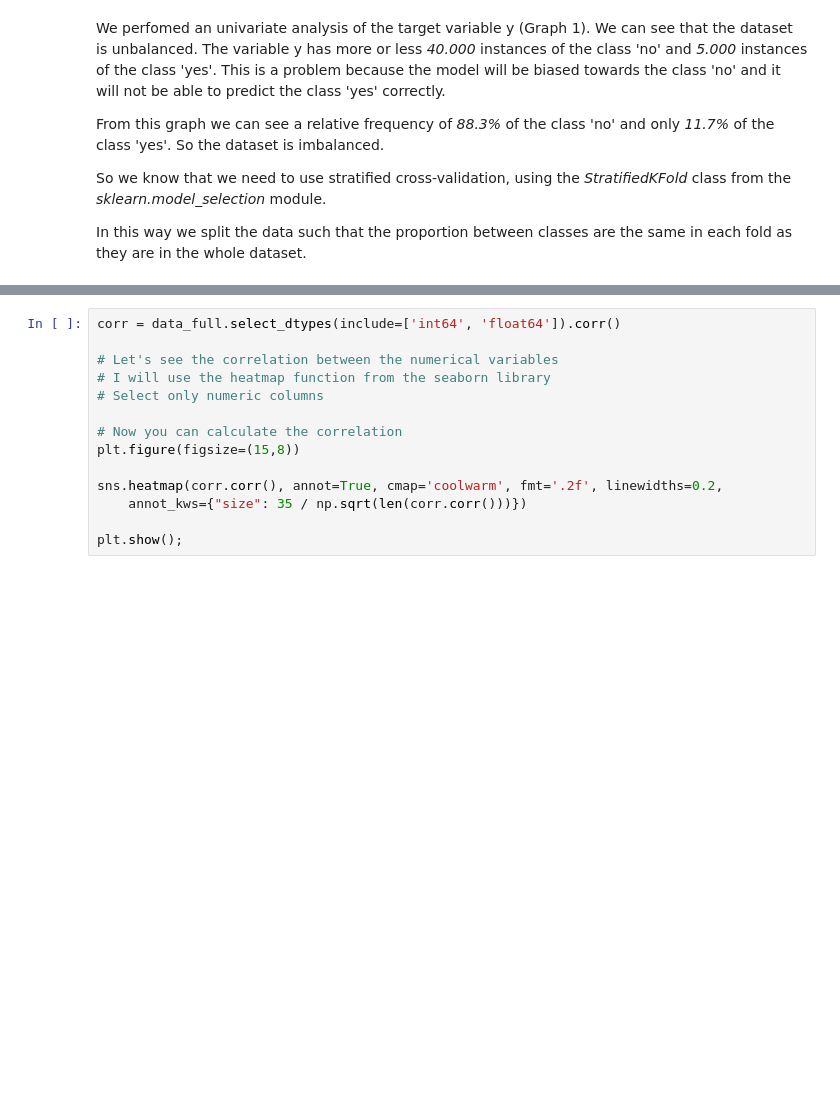
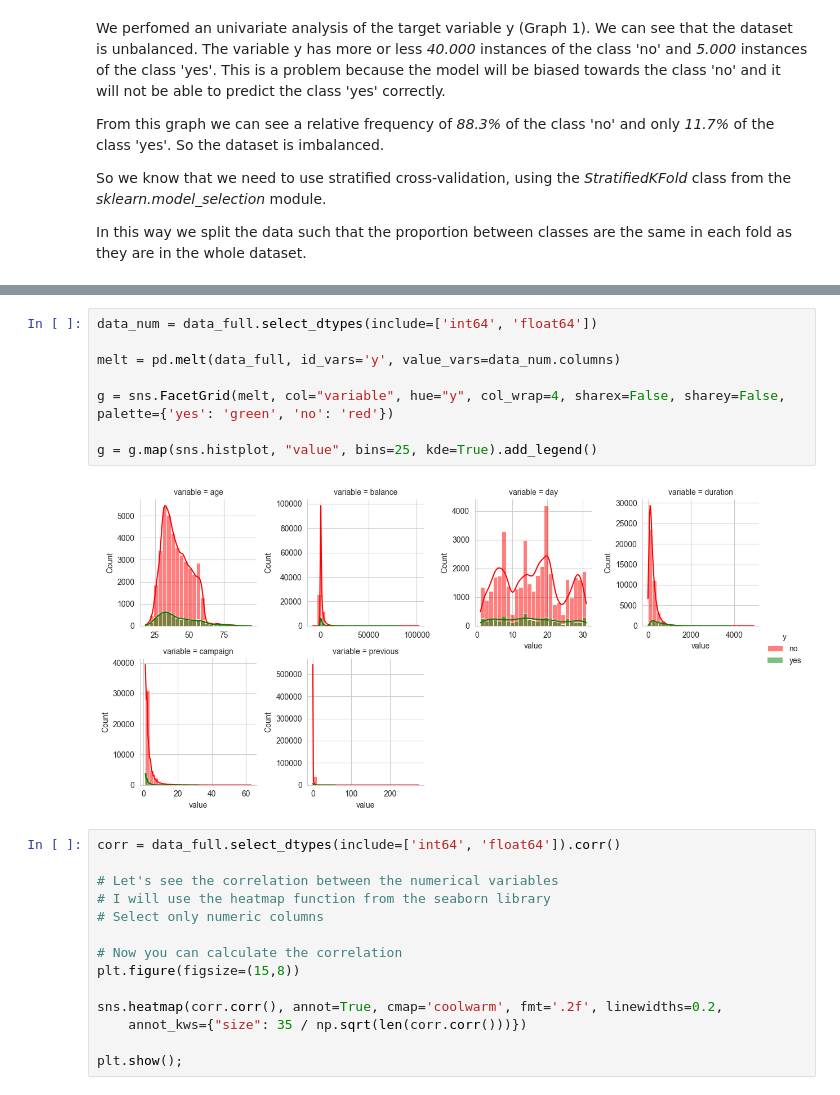
Before and after one commit to Steeve3/ML-model, a Jupyter notebook: notebooks/bank_notebook.ipynb, the cells around one changed output, grey strips where cells are left out. Cells and saved outputs as stored; diff of their text form; blank space fills up the shorter version.

```diff
--- a/notebooks/bank_notebook.ipynb
+++ b/notebooks/bank_notebook.ipynb
@@ -226,3 +247,13 @@ g = g.map(sns.histplot, "value", bins=25, color="green", kde=True)
+# %%
+data_num = data_full.select_dtypes(include=['int64', 'float64'])
+
+melt = pd.melt(data_full, id_vars='y', value_vars=data_num.columns)
+
+g = sns.FacetGrid(melt, col="variable", hue="y", col_wrap=4, sharex=False, sharey=False, palette={'yes': 'green', 'no': 'red'})
+
+g = g.map(sns.histplot, "value", bins=25, kde=True).add_legend()
+# %% [output]
+[figure, added]
 # %%
 corr = data_full.select_dtypes(include=['int64', 'float64']).corr()
 
```
Also changed, not shown: parts of 33 cells of this notebook.
